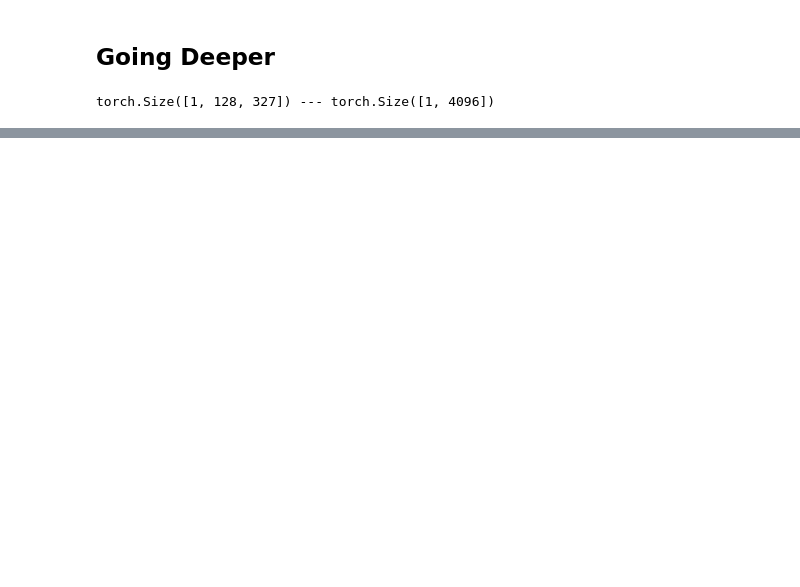
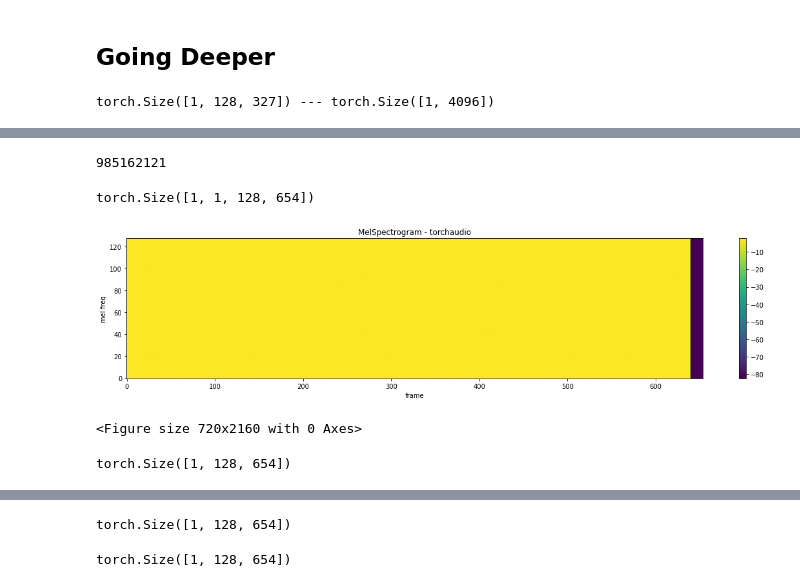
Before and after one commit to mehdihosseinimoghadam/Signal-Processing, a Jupyter notebook: Inception_Like_for_mel_spectrogram.ipynb, the cells around one changed output, grey strips where cells are left out. Drawn from its saved outputs; the diff is of its cells as text; code cells hidden in the pictures; blank space fills up the shorter version.

```diff
--- a/Inception_Like_for_mel_spectrogram.ipynb
+++ b/Inception_Like_for_mel_spectrogram.ipynb
@@ -148,7 +148,7 @@ def plot_spectrogram(spec, title=None, ylabel='freq_bin', aspect='auto', xmax=No
 plt.rcParams["figure.figsize"] = (20,4)
 n_fft = 1024
 win_length = None
-hop_length = 512
+hop_length = int(512/2)
 n_mels = 128
 
 mel_spectrogram = T.MelSpectrogram(
@@ -353,0 +521,4 @@ for i in range(12):
+# %%
+a = torch.rand(1,4096)
+de = Decoder(10)
+re = de(a)
@@ -353,0 +544,20 @@ for i in range(12):
+# %%
+print(sum(p.numel() for p in de.parameters()))
+# %% [output]
+985162121
+# %%
+import torch.nn.functional as F
+# pad(left, right, top, bottom)
+new_data = F.pad(input=re, pad=(0, 14, 0, 0), mode='constant', value=0)
+print(new_data.shape)
+# %% [output]
+torch.Size([1, 1, 128, 654])
+# %%
+plot_spectrogram(
+    new_data.squeeze(0).detach().numpy()[0], title="MelSpectrogram - torchaudio", ylabel='mel freq')
+print(melspec.shape)
+ipd.Audio("/content/LJ037-0171.wav")
+# %% [output]
+[figure, added]
+<Figure size 720x2160 with 0 Axes>
+torch.Size([1, 128, 654])
@@ -353,0 +565,8 @@ for i in range(12):
+# %%
+melspec.shape
+# %% [output]
+torch.Size([1, 128, 654])
+# %%
+torch.tensor(new_data.squeeze(0).detach().numpy()).shape
+# %% [output]
+torch.Size([1, 128, 654])
```
Also changed, not shown: parts of 11 cells of this notebook.
